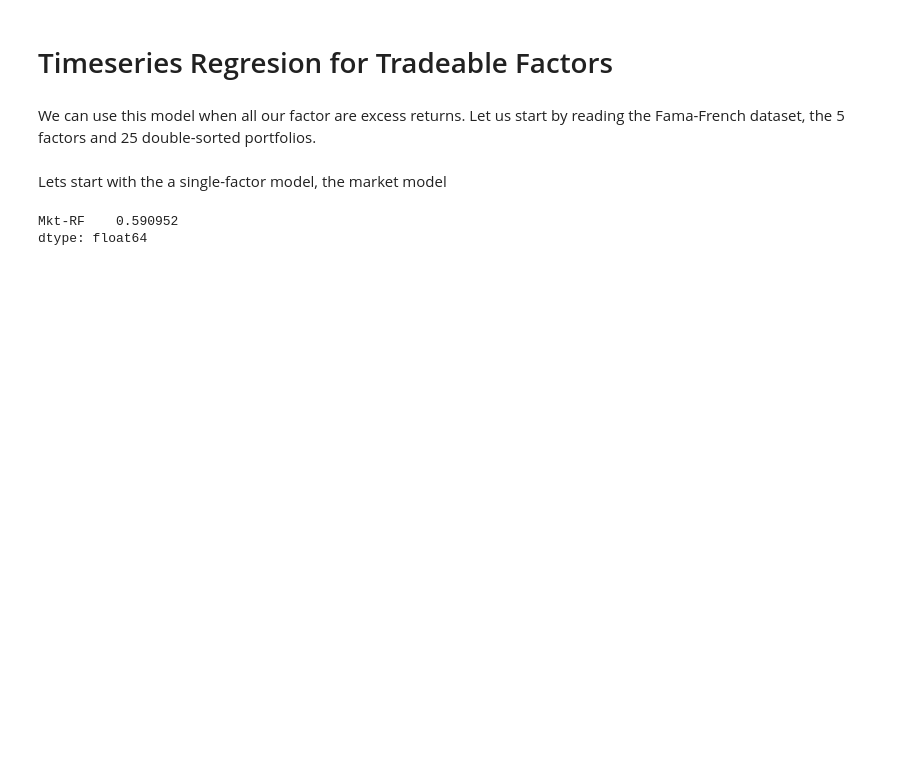
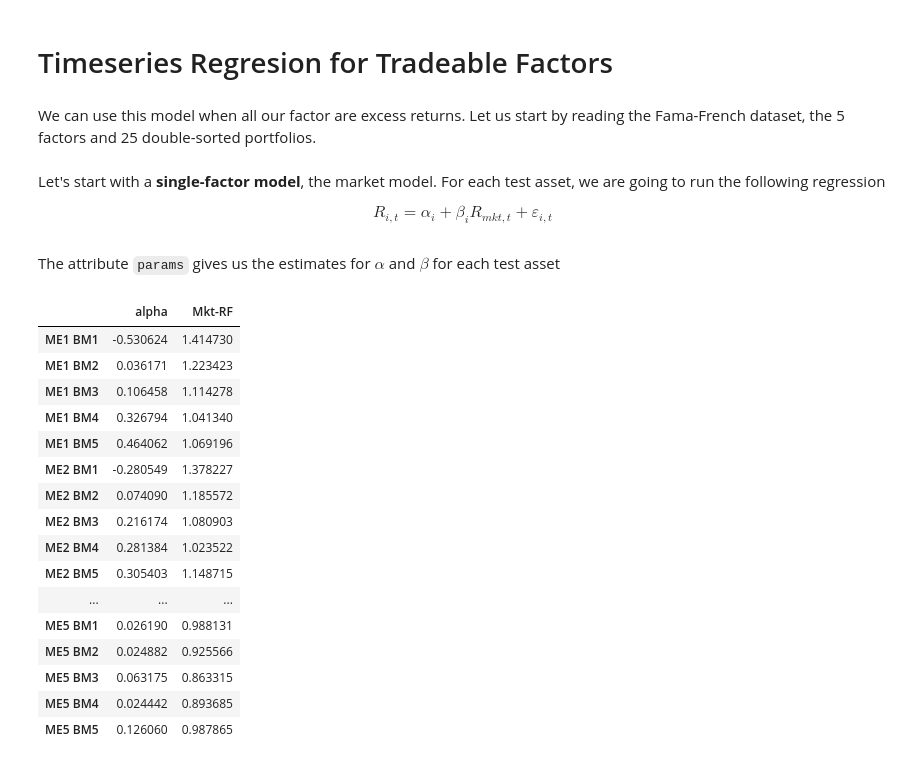
Before and after one commit to gusamarante/empfin, a Jupyter notebook: examples/timeseries_reg.ipynb, the cells around one changed output. Cells and saved outputs as stored; diff of their text form; code cells hidden in the pictures; blank space fills up the shorter version.

```diff
--- a/examples/timeseries_reg.ipynb
+++ b/examples/timeseries_reg.ipynb
@@ -9,14 +9,35 @@ We can use this model when all our factor are excess returns. Let us start by re
 ports = ff25p()
 facts, _ = ff5f()
 # %% [markdown]
-Lets start with the a single-factor model, the market model
+Let's start with a **single-factor model**, the market model. For each test asset, we are going to run the following regression
+
+$$
+R_{i,t} = \alpha_i + \beta_i R_{mkt,t} + \varepsilon_{i,t}
+$$
 # %%
 ts_reg_mkt = TimeseriesReg(
     assets=ports,
     factors=facts["Mkt-RF"],
 )
-# %%
-ts_reg_mkt.lambdas
-# %% [output]
-Mkt-RF    0.590952
-dtype: float64
+# %% [markdown]
+The attribute `params` gives us the estimates for $\alpha$  and $\beta$ for each test asset
+# %%
+ts_reg_mkt.params.T
+# %% [output]
+|  | alpha | Mkt-RF |
+| ME1 BM1 | -0.530624 | 1.414730 |
+| ME1 BM2 | 0.036171 | 1.223423 |
+| ME1 BM3 | 0.106458 | 1.114278 |
+| ME1 BM4 | 0.326794 | 1.041340 |
+| ME1 BM5 | 0.464062 | 1.069196 |
+| ME2 BM1 | -0.280549 | 1.378227 |
+| ME2 BM2 | 0.074090 | 1.185572 |
+| ME2 BM3 | 0.216174 | 1.080903 |
+| ME2 BM4 | 0.281384 | 1.023522 |
+| ME2 BM5 | 0.305403 | 1.148715 |
+| ... | ... | ... |
+| ME5 BM1 | 0.026190 | 0.988131 |
+| ME5 BM2 | 0.024882 | 0.925566 |
+| ME5 BM3 | 0.063175 | 0.863315 |
+| ME5 BM4 | 0.024442 | 0.893685 |
+| ME5 BM5 | 0.126060 | 0.987865 |
```
Also changed, not shown: parts of 9 cells of this notebook.
